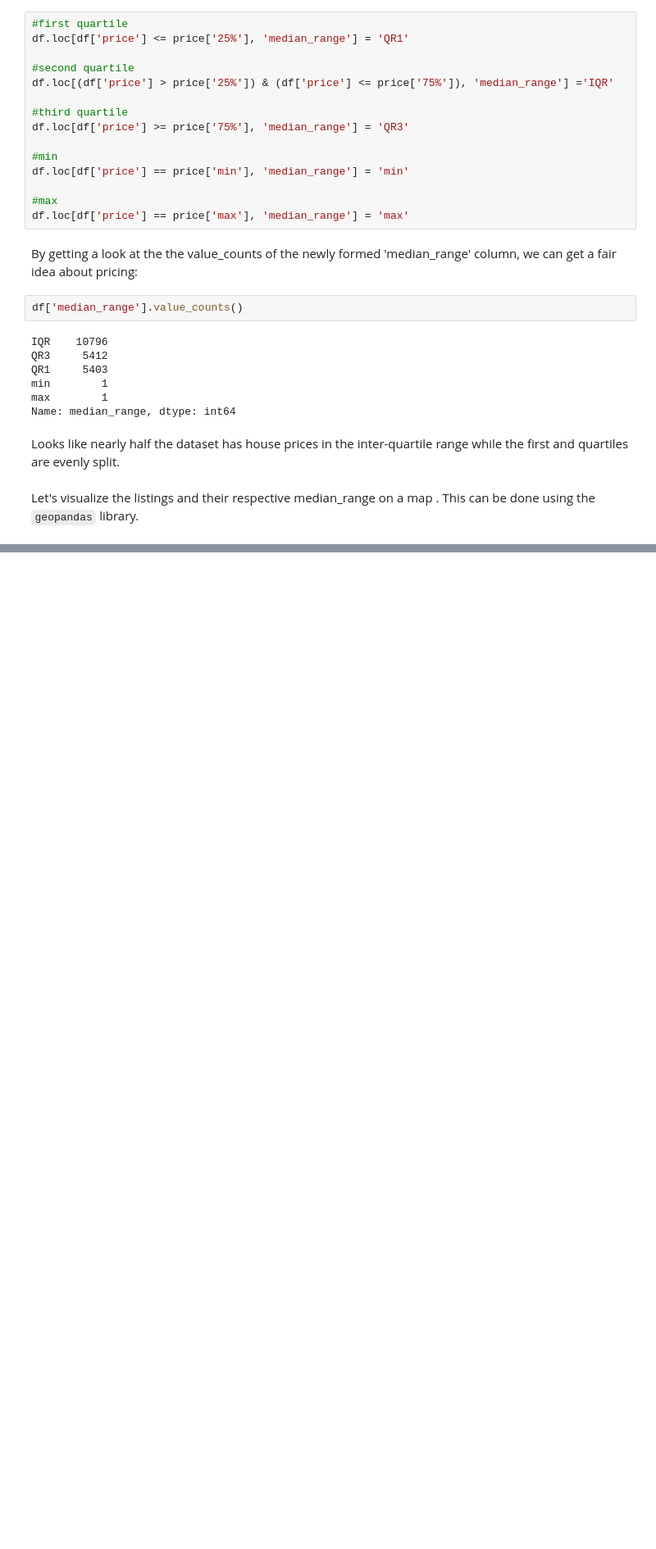
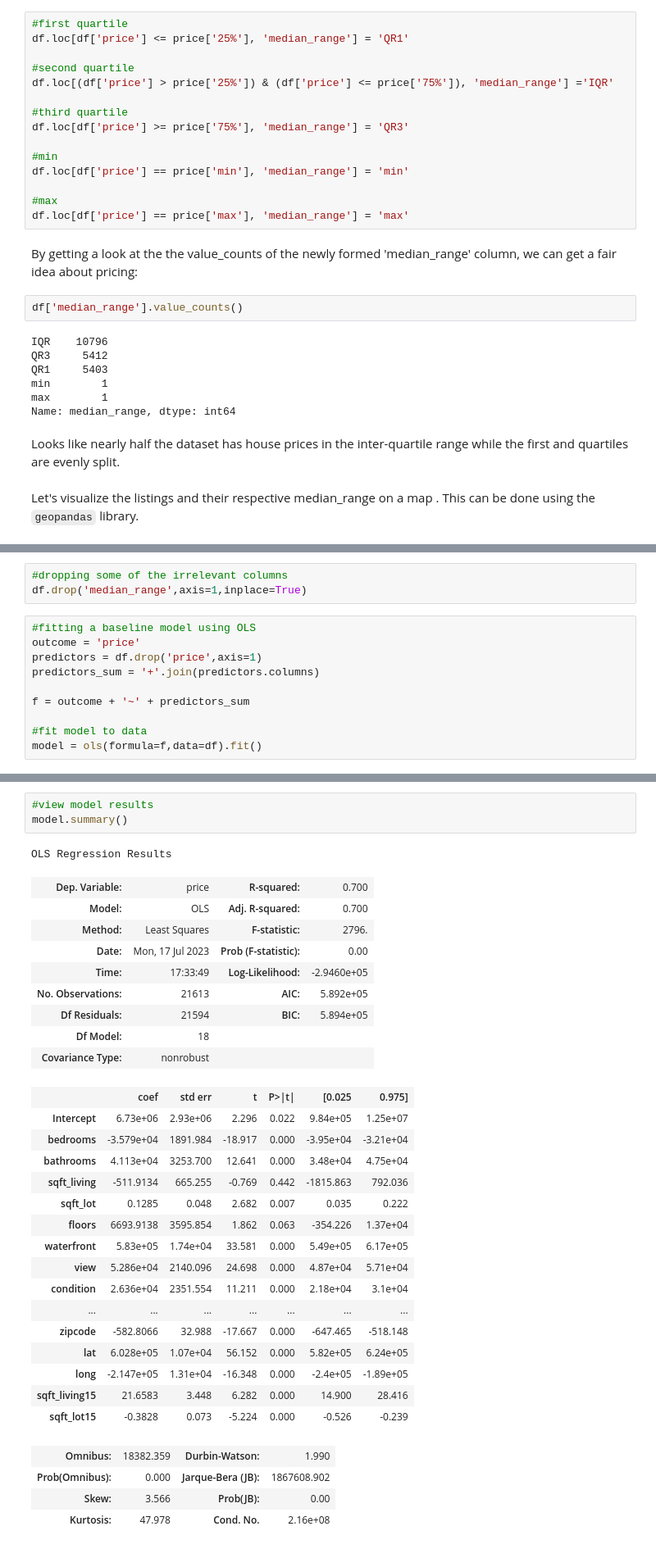
Before and after one commit to rahulakrish/linear_regression, a Jupyter notebook: notebook.ipynb, the cells around one changed output, grey strips where cells are left out. Shown at 82% size. Drawn from its saved outputs; the diff is of its cells as text; blank space fills up the shorter version.

```diff
--- a/notebook.ipynb
+++ b/notebook.ipynb
@@ -255,0 +201,13 @@ Clearly, there is room for improvement.
+# %%
+#dropping some of the irrelevant columns
+df.drop('median_range',axis=1,inplace=True)
+# %%
+#fitting a baseline model using OLS
+outcome = 'price'
+predictors = df.drop('price',axis=1)
+predictors_sum = '+'.join(predictors.columns)
+
+f = outcome + '~' + predictors_sum
+
+#fit model to data
+model = ols(formula=f,data=df).fit()
@@ -255,0 +218,34 @@ Clearly, there is room for improvement.
+# %%
+#view model results
+model.summary()
+# %% [output]
+OLS Regression Results
+| Dep. Variable: | price | R-squared: | 0.700 |
+| Model: | OLS | Adj. R-squared: | 0.700 |
+| Method: | Least Squares | F-statistic: | 2796. |
+| Date: | Mon, 17 Jul 2023 | Prob (F-statistic): | 0.00 |
+| Time: | 17:33:49 | Log-Likelihood: | -2.9460e+05 |
+| No. Observations: | 21613 | AIC: | 5.892e+05 |
+| Df Residuals: | 21594 | BIC: | 5.894e+05 |
+| Df Model: | 18 |  |  |
+| Covariance Type: | nonrobust |  |  |
+|  | coef | std err | t | P>|t| | [0.025 | 0.975] |
+| Intercept | 6.73e+06 | 2.93e+06 | 2.296 | 0.022 | 9.84e+05 | 1.25e+07 |
+| bedrooms | -3.579e+04 | 1891.984 | -18.917 | 0.000 | -3.95e+04 | -3.21e+04 |
+| bathrooms | 4.113e+04 | 3253.700 | 12.641 | 0.000 | 3.48e+04 | 4.75e+04 |
+| sqft_living | -511.9134 | 665.255 | -0.769 | 0.442 | -1815.863 | 792.036 |
+| sqft_lot | 0.1285 | 0.048 | 2.682 | 0.007 | 0.035 | 0.222 |
+| floors | 6693.9138 | 3595.854 | 1.862 | 0.063 | -354.226 | 1.37e+04 |
+| waterfront | 5.83e+05 | 1.74e+04 | 33.581 | 0.000 | 5.49e+05 | 6.17e+05 |
+| view | 5.286e+04 | 2140.096 | 24.698 | 0.000 | 4.87e+04 | 5.71e+04 |
+| condition | 2.636e+04 | 2351.554 | 11.211 | 0.000 | 2.18e+04 | 3.1e+04 |
+| ... | ... | ... | ... | ... | ... | ... |
+| zipcode | -582.8066 | 32.988 | -17.667 | 0.000 | -647.465 | -518.148 |
+| lat | 6.028e+05 | 1.07e+04 | 56.152 | 0.000 | 5.82e+05 | 6.24e+05 |
+| long | -2.147e+05 | 1.31e+04 | -16.348 | 0.000 | -2.4e+05 | -1.89e+05 |
+| sqft_living15 | 21.6583 | 3.448 | 6.282 | 0.000 | 14.900 | 28.416 |
+| sqft_lot15 | -0.3828 | 0.073 | -5.224 | 0.000 | -0.526 | -0.239 |
+| Omnibus: | 18382.359 | Durbin-Watson: | 1.990 |
+| Prob(Omnibus): | 0.000 | Jarque-Bera (JB): | 1867608.902 |
+| Skew: | 3.566 | Prob(JB): | 0.00 |
+| Kurtosis: | 47.978 | Cond. No. | 2.16e+08 |
```
Also changed, not shown: parts of 48 cells of this notebook.
